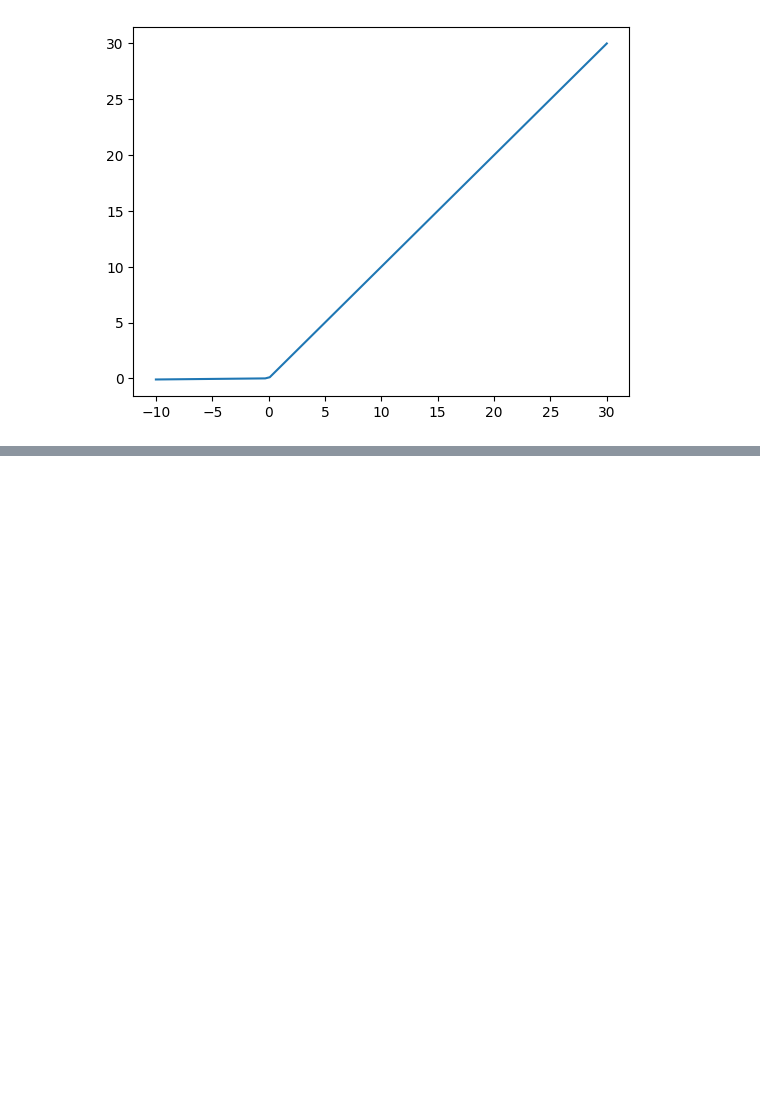
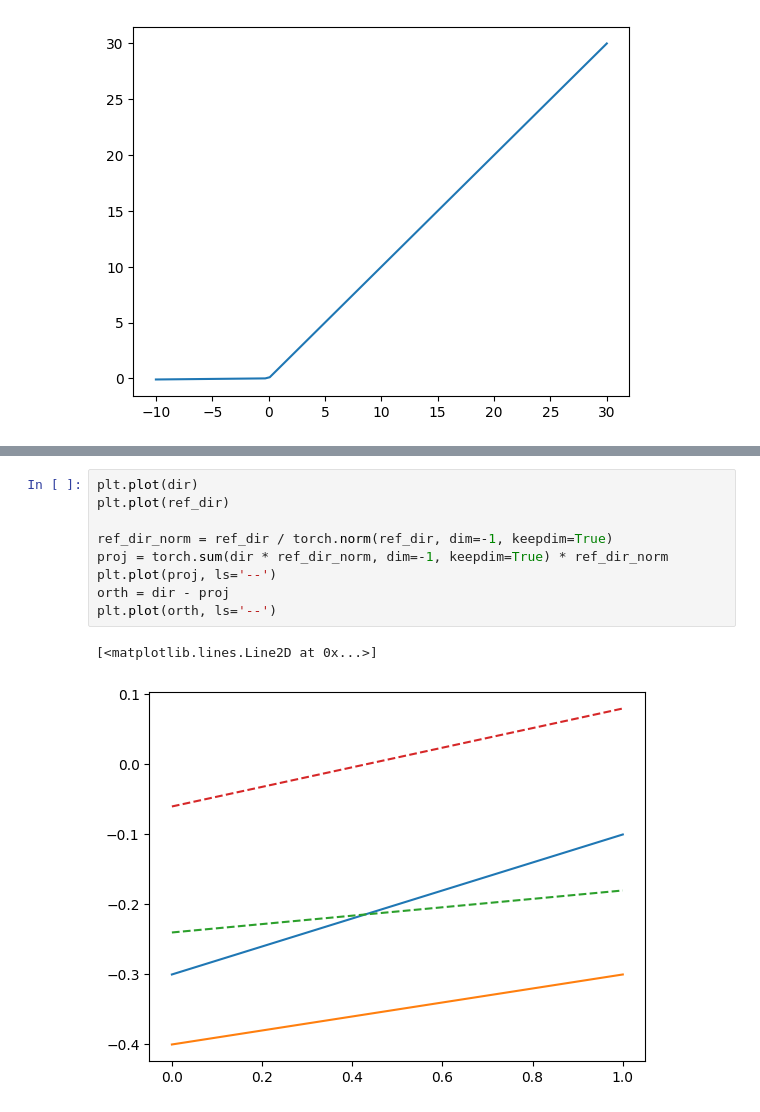
Before and after one commit to wassname/repr-preference-optimization, a Jupyter notebook: nbs/103_scratch_loss.ipynb, the cells around one changed output, grey strips where cells are left out. Saved outputs shown, nothing was run; the diff lists cells and outputs as text; blank space fills up the shorter version.

```diff
--- a/nbs/103_scratch_loss.ipynb
+++ b/nbs/103_scratch_loss.ipynb
@@ -109,0 +233,12 @@ TypeError: log(): argument 'input' (position 1) must be Tensor, not float
+# %%
+plt.plot(dir)
+plt.plot(ref_dir)
+
+ref_dir_norm = ref_dir / torch.norm(ref_dir, dim=-1, keepdim=True)
+proj = torch.sum(dir * ref_dir_norm, dim=-1, keepdim=True) * ref_dir_norm
+plt.plot(proj, ls='--')
+orth = dir - proj
+plt.plot(orth, ls='--')
+# %% [output]
+[<matplotlib.lines.Line2D at 0x...>]
+[figure, added]
```
Also changed, not shown: parts of 10 cells of this notebook, 4 other files.
